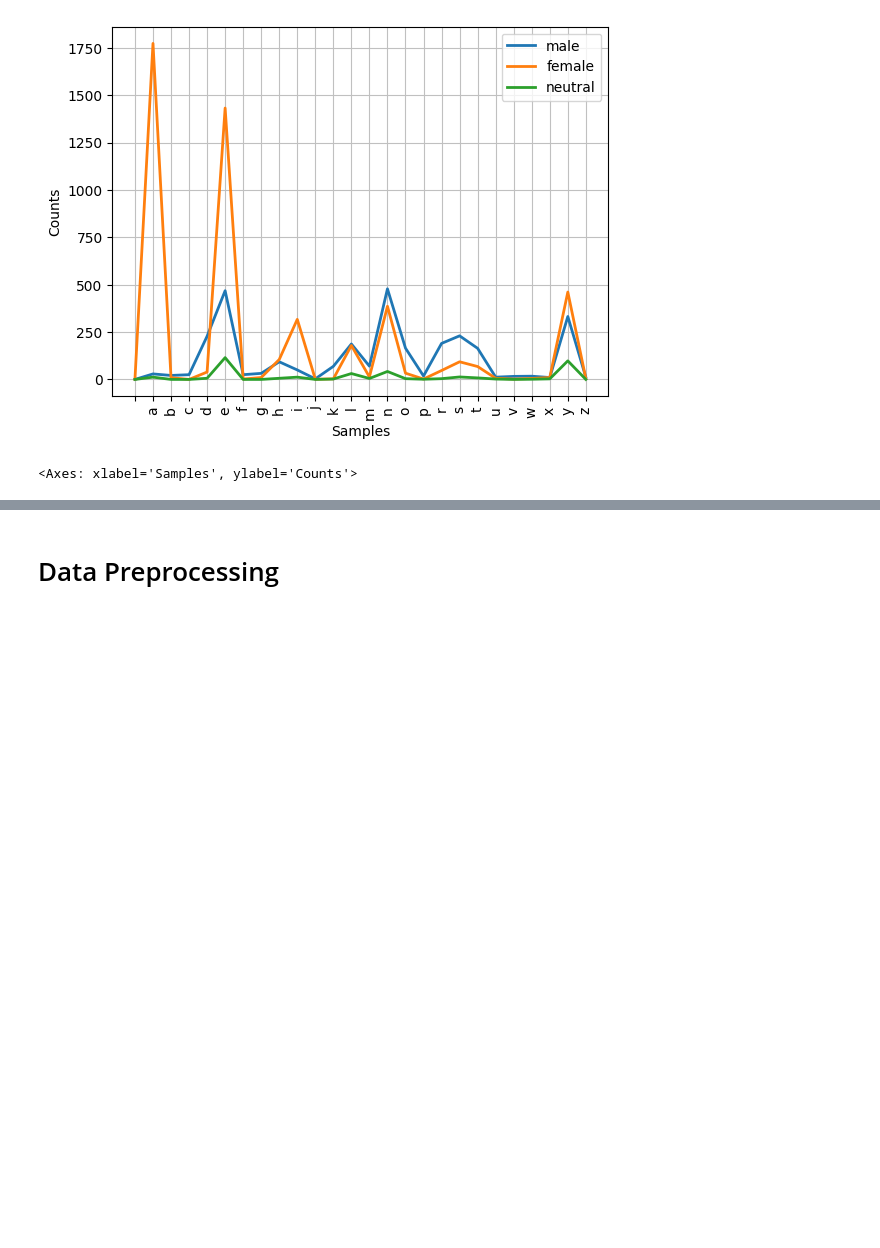
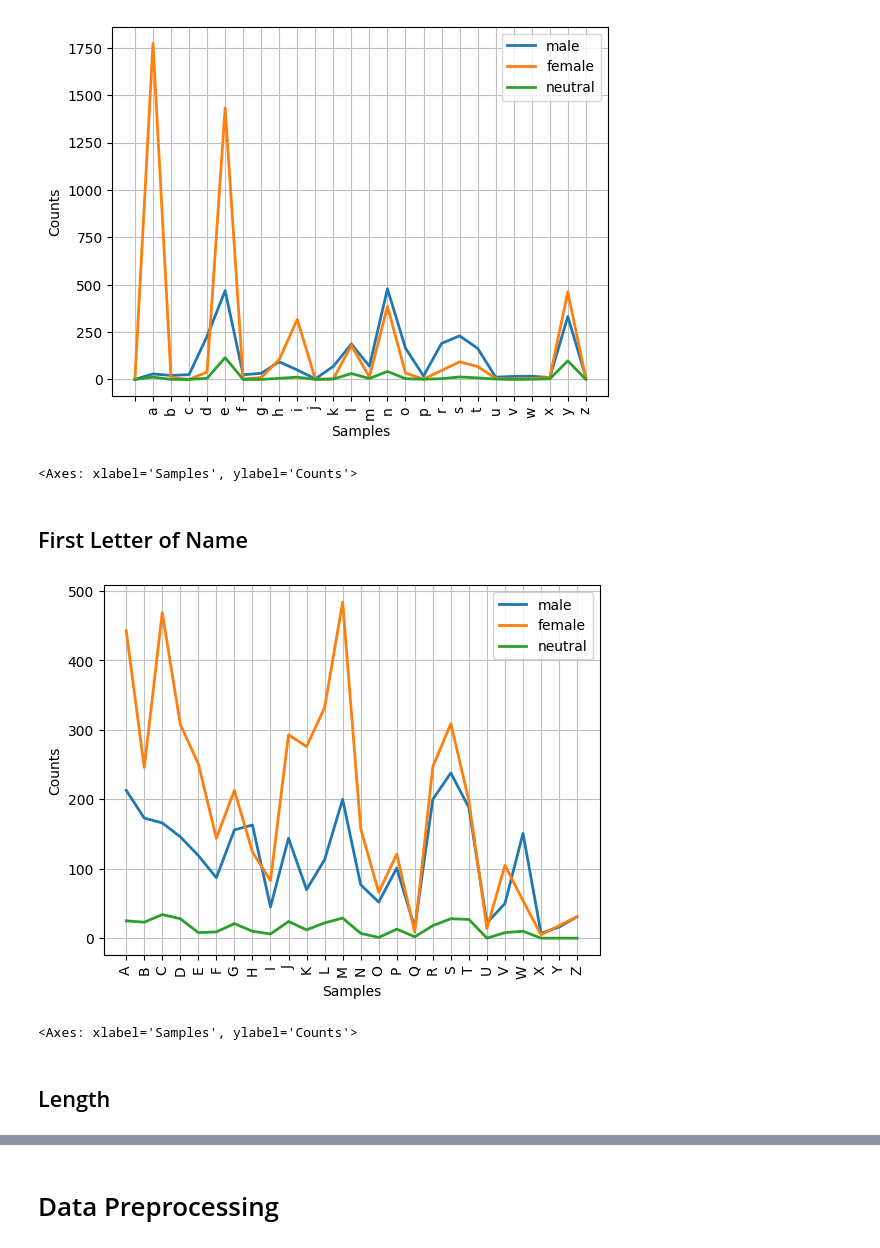
Before and after one commit to pujaroy280/DATA620WebAnalytics, a Jupyter notebook: Project_3_.ipynb, the cells around one changed output, grey strips where cells are left out. Cells and saved outputs as stored; diff of their text form; code cells hidden in the pictures; blank space fills up the shorter version.

```diff
--- a/Project_3_.ipynb
+++ b/Project_3_.ipynb
@@ -82,3 +102,18 @@ cfd.plot()
 # %% [output]
 [figure]
 <Axes: xlabel='Samples', ylabel='Counts'>
+# %% [markdown]
+## First Letter of Name
+# %%
+cfd = nltk.ConditionalFreqDist(
+    (category, name[0])
+    for category in ['male','female','neutral']
+    for name in (male_names if category == 'male' else (female_names if category == 'female' else neutral_names))
+)
+
+cfd.plot()
+# %% [output]
+[figure, added]
+<Axes: xlabel='Samples', ylabel='Counts'>
+# %% [markdown]
+## Length
```
Also changed, not shown: parts of 52 cells of this notebook.
